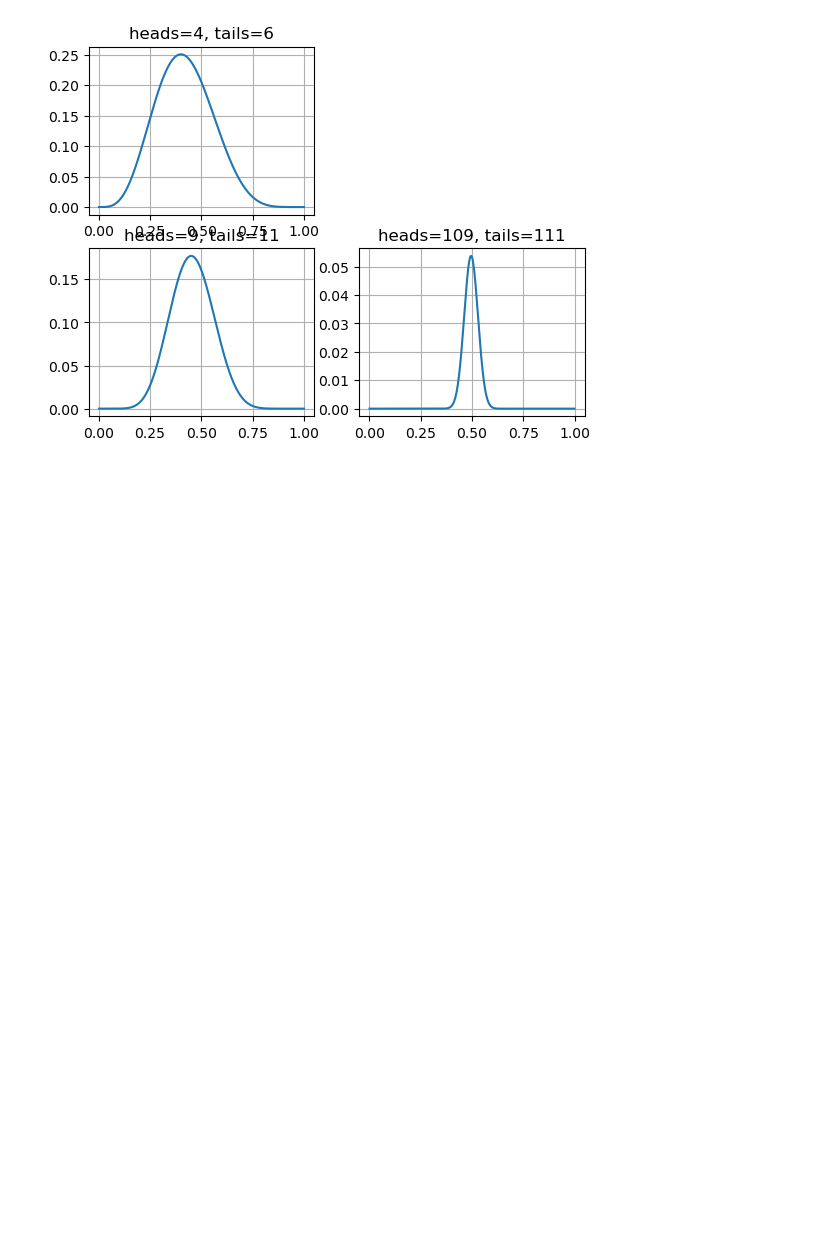
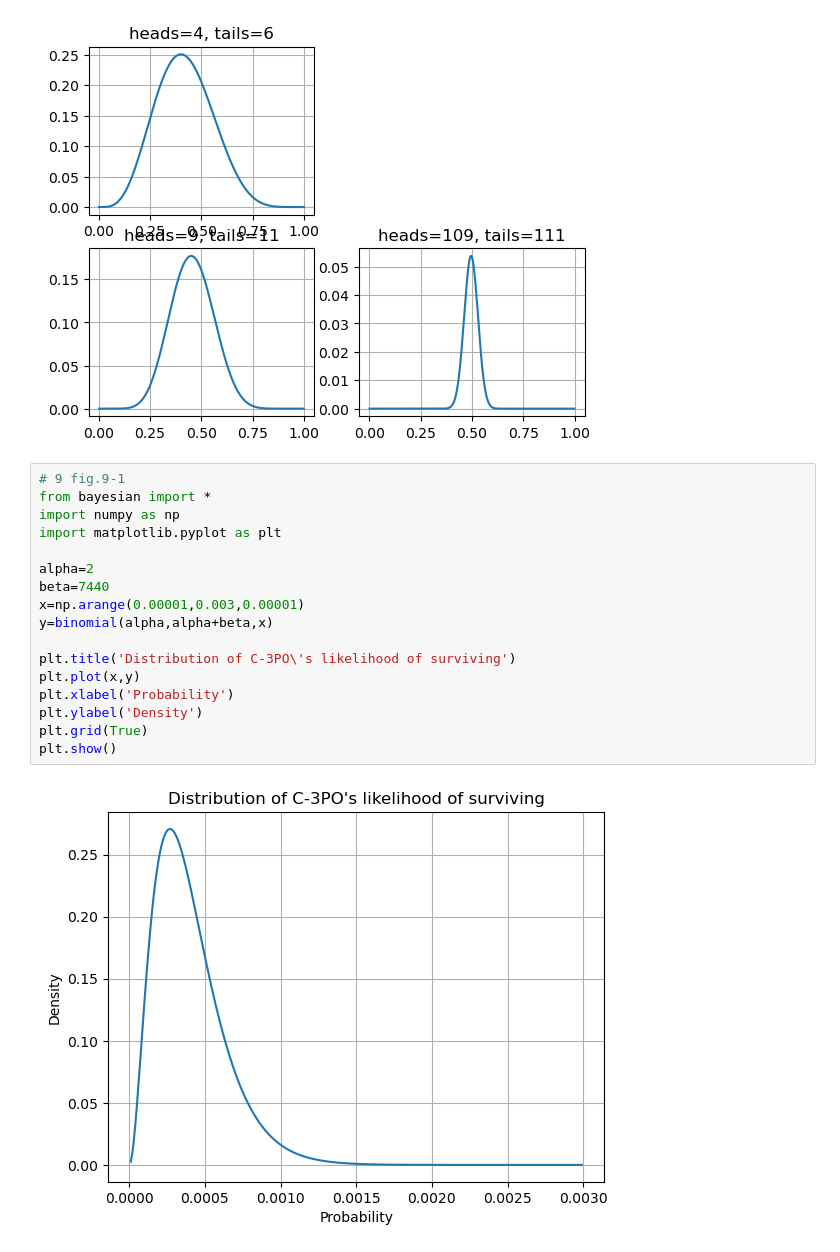
Before and after one commit to MemoryFactory/jupyter_basic, a Jupyter notebook: python_basic_exercises.ipynb, the cells around one changed output. Saved outputs shown, nothing was run; the diff lists cells and outputs as text; blank space fills up the shorter version.

```diff
--- a/python_basic_exercises.ipynb
+++ b/python_basic_exercises.ipynb
@@ -826,3 +826,22 @@ ax3.plot(x,y3)
 plt.show()
 # %% [output]
 [figure]
+# %%
+# 9 fig.9-1
+from bayesian import *
+import numpy as np
+import matplotlib.pyplot as plt
+
+alpha=2
+beta=7440
+x=np.arange(0.00001,0.003,0.00001)
+y=binomial(alpha,alpha+beta,x)
+
+plt.title('Distribution of C-3PO\'s likelihood of surviving')
+plt.plot(x,y)
+plt.xlabel('Probability')
+plt.ylabel('Density')
+plt.grid(True)
+plt.show()
+# %% [output]
+[figure, added]
```
